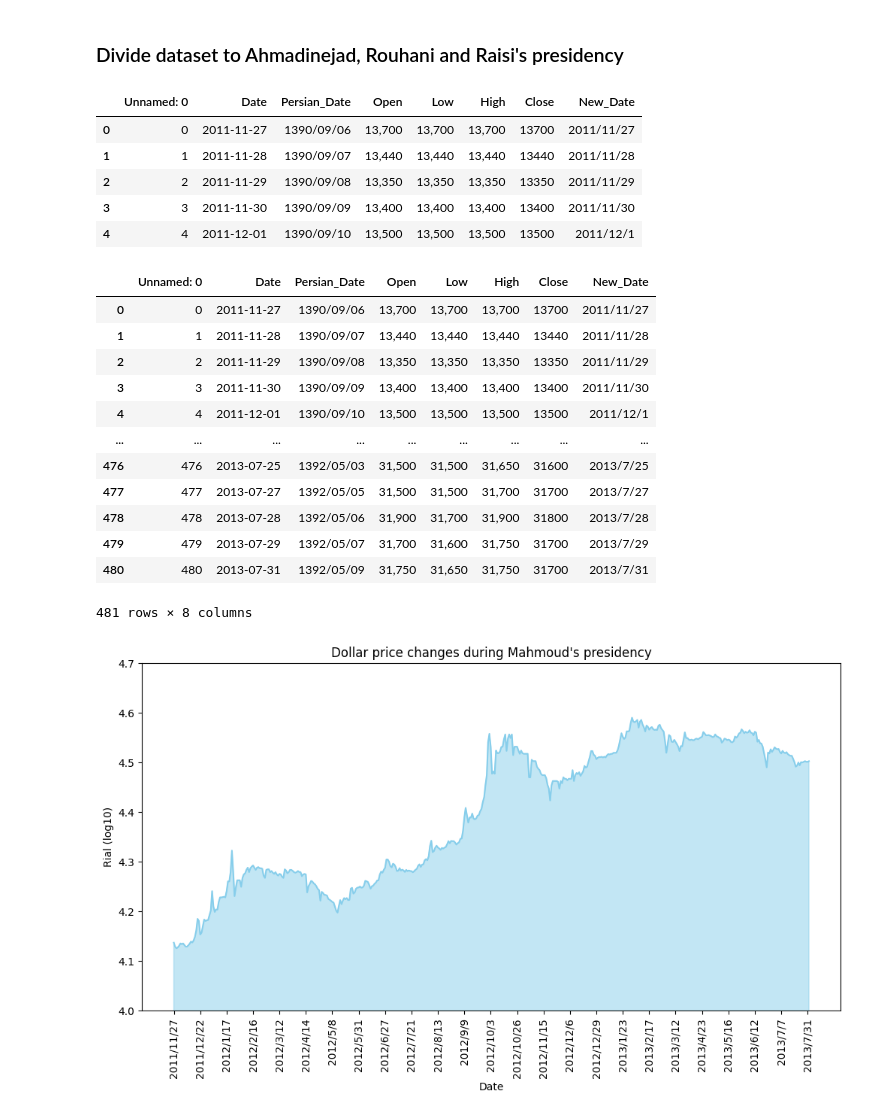
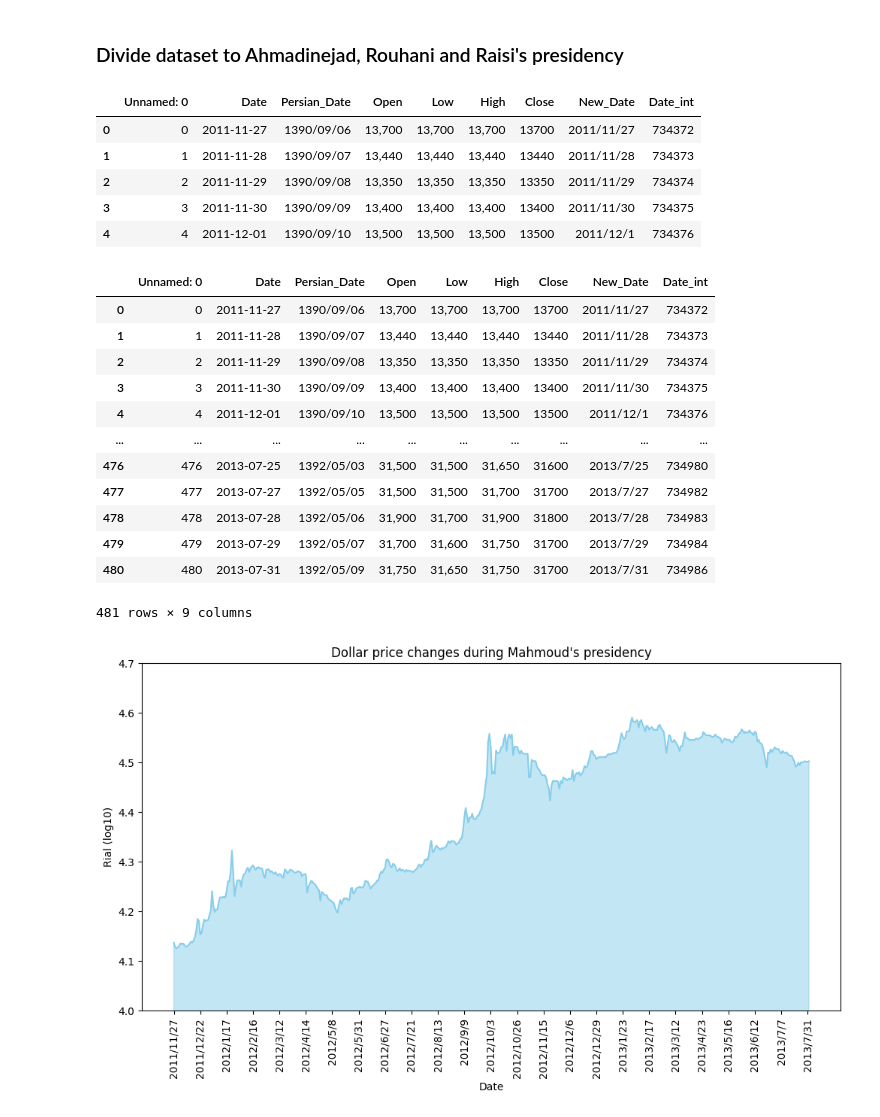
Before and after one commit to MSaberian/PyLearnMachineLearning, a Jupyter notebook: PyLearnMLLLS2/dolar.ipynb, the cells around one changed output. Cells and saved outputs as stored; diff of their text form; code cells hidden in the pictures.

```diff
--- a/PyLearnMLLLS2/dolar.ipynb
+++ b/PyLearnMLLLS2/dolar.ipynb
@@ -10,36 +10,37 @@ import matplotlib.pyplot as plt
 # %%
 data=pd.read_csv('input/Dollar_Rial_Price_Dataset.csv')
 data['Date'] = pd.to_datetime(data['Date'],yearfirst=True)
 data['New_Date'] = data['Date'].map(lambda date:f'{date.year}/{date.month}/{date.day}')
 data['Close'] = data['Close'].str.replace(',', '')
+data['Date_int'] = data['Date'].map(lambda date:f'{365*date.year + 30*date.month + date.day}')
 
 data.head()
 # %% [output]
-|  | Unnamed: 0 | Date | Persian_Date | Open | Low | High | Close | New_Date |
-| 0 | 0 | 2011-11-27 | 1390/09/06 | 13,700 | 13,700 | 13,700 | 13700 | 2011/11/27 |
-| 1 | 1 | 2011-11-28 | 1390/09/07 | 13,440 | 13,440 | 13,440 | 13440 | 2011/11/28 |
-| 2 | 2 | 2011-11-29 | 1390/09/08 | 13,350 | 13,350 | 13,350 | 13350 | 2011/11/29 |
-| 3 | 3 | 2011-11-30 | 1390/09/09 | 13,400 | 13,400 | 13,400 | 13400 | 2011/11/30 |
-| 4 | 4 | 2011-12-01 | 1390/09/10 | 13,500 | 13,500 | 13,500 | 13500 | 2011/12/1 |
+|  | Unnamed: 0 | Date | Persian_Date | Open | Low | High | Close | New_Date | Date_int |
+| 0 | 0 | 2011-11-27 | 1390/09/06 | 13,700 | 13,700 | 13,700 | 13700 | 2011/11/27 | 734372 |
+| 1 | 1 | 2011-11-28 | 1390/09/07 | 13,440 | 13,440 | 13,440 | 13440 | 2011/11/28 | 734373 |
+| 2 | 2 | 2011-11-29 | 1390/09/08 | 13,350 | 13,350 | 13,350 | 13350 | 2011/11/29 | 734374 |
+| 3 | 3 | 2011-11-30 | 1390/09/09 | 13,400 | 13,400 | 13,400 | 13400 | 2011/11/30 | 734375 |
+| 4 | 4 | 2011-12-01 | 1390/09/10 | 13,500 | 13,500 | 13,500 | 13500 | 2011/12/1 | 734376 |
 # %%
 # mask = (df['date'] > '2000-6-1') & (df['date'] <= '2000-6-10')
 mask = (data['Date'] < '2013-8-3')
 data_Ahmadinejad = data.loc[mask]
 data_Ahmadinejad.head(-1)
 # %% [output]
-|  | Unnamed: 0 | Date | Persian_Date | Open | Low | High | Close | New_Date |
-| 0 | 0 | 2011-11-27 | 1390/09/06 | 13,700 | 13,700 | 13,700 | 13700 | 2011/11/27 |
-| 1 | 1 | 2011-11-28 | 1390/09/07 | 13,440 | 13,440 | 13,440 | 13440 | 2011/11/28 |
-| 2 | 2 | 2011-11-29 | 1390/09/08 | 13,350 | 13,350 | 13,350 | 13350 | 2011/11/29 |
-| 3 | 3 | 2011-11-30 | 1390/09/09 | 13,400 | 13,400 | 13,400 | 13400 | 2011/11/30 |
-| 4 | 4 | 2011-12-01 | 1390/09/10 | 13,500 | 13,500 | 13,500 | 13500 | 2011/12/1 |
-| ... | ... | ... | ... | ... | ... | ... | ... | ... |
-| 476 | 476 | 2013-07-25 | 1392/05/03 | 31,500 | 31,500 | 31,650 | 31600 | 2013/7/25 |
-| 477 | 477 | 2013-07-27 | 1392/05/05 | 31,500 | 31,500 | 31,700 | 31700 | 2013/7/27 |
-| 478 | 478 | 2013-07-28 | 1392/05/06 | 31,900 | 31,700 | 31,900 | 31800 | 2013/7/28 |
-| 479 | 479 | 2013-07-29 | 1392/05/07 | 31,700 | 31,600 | 31,750 | 31700 | 2013/7/29 |
-| 480 | 480 | 2013-07-31 | 1392/05/09 | 31,750 | 31,650 | 31,750 | 31700 | 2013/7/31 |
+|  | Unnamed: 0 | Date | Persian_Date | Open | Low | High | Close | New_Date | Date_int |
+| 0 | 0 | 2011-11-27 | 1390/09/06 | 13,700 | 13,700 | 13,700 | 13700 | 2011/11/27 | 734372 |
+| 1 | 1 | 2011-11-28 | 1390/09/07 | 13,440 | 13,440 | 13,440 | 13440 | 2011/11/28 | 734373 |
+| 2 | 2 | 2011-11-29 | 1390/09/08 | 13,350 | 13,350 | 13,350 | 13350 | 2011/11/29 | 734374 |
+| 3 | 3 | 2011-11-30 | 1390/09/09 | 13,400 | 13,400 | 13,400 | 13400 | 2011/11/30 | 734375 |
+| 4 | 4 | 2011-12-01 | 1390/09/10 | 13,500 | 13,500 | 13,500 | 13500 | 2011/12/1 | 734376 |
+| ... | ... | ... | ... | ... | ... | ... | ... | ... | ... |
+| 476 | 476 | 2013-07-25 | 1392/05/03 | 31,500 | 31,500 | 31,650 | 31600 | 2013/7/25 | 734980 |
+| 477 | 477 | 2013-07-27 | 1392/05/05 | 31,500 | 31,500 | 31,700 | 31700 | 2013/7/27 | 734982 |
+| 478 | 478 | 2013-07-28 | 1392/05/06 | 31,900 | 31,700 | 31,900 | 31800 | 2013/7/28 | 734983 |
+| 479 | 479 | 2013-07-29 | 1392/05/07 | 31,700 | 31,600 | 31,750 | 31700 | 2013/7/29 | 734984 |
+| 480 | 480 | 2013-07-31 | 1392/05/09 | 31,750 | 31,650 | 31,750 | 31700 | 2013/7/31 | 734986 |
-481 rows × 8 columns
+481 rows × 9 columns
 # %%
 plt.figure(figsize=(12,6))
 plt.plot(data_Ahmadinejad['New_Date'].to_numpy(dtype=str), np.log10(data_Ahmadinejad['Close'].to_numpy(dtype=int)), color="skyblue")
```
Also changed, not shown: parts of 9 cells of this notebook, 1 other file.
